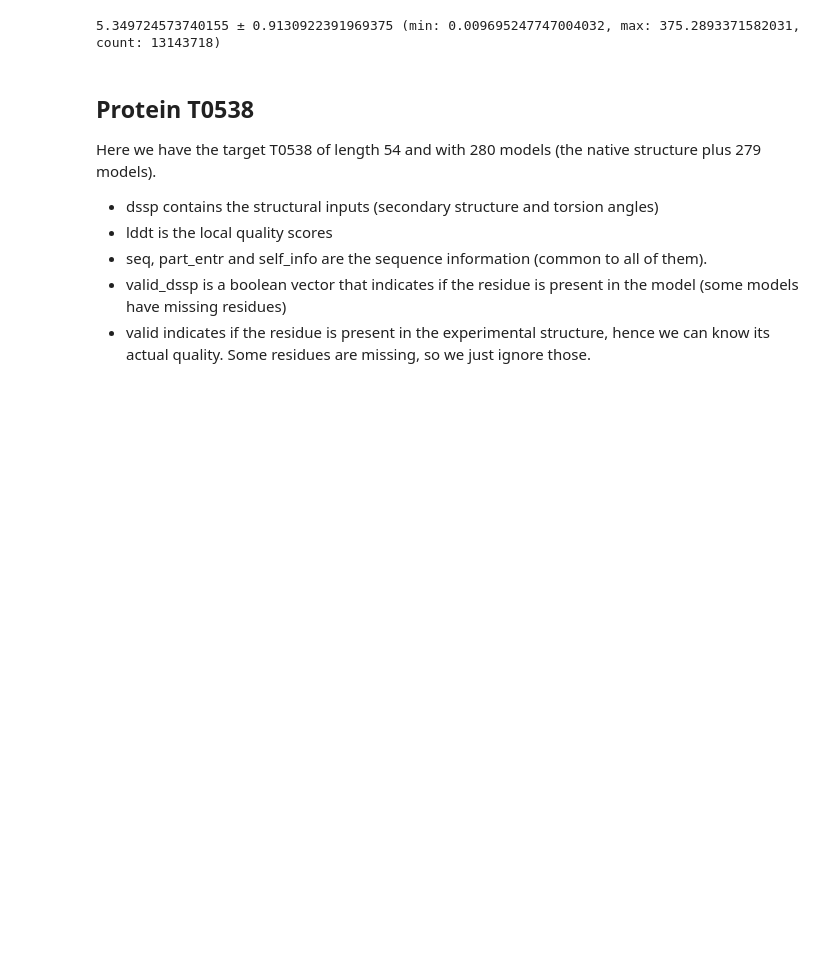
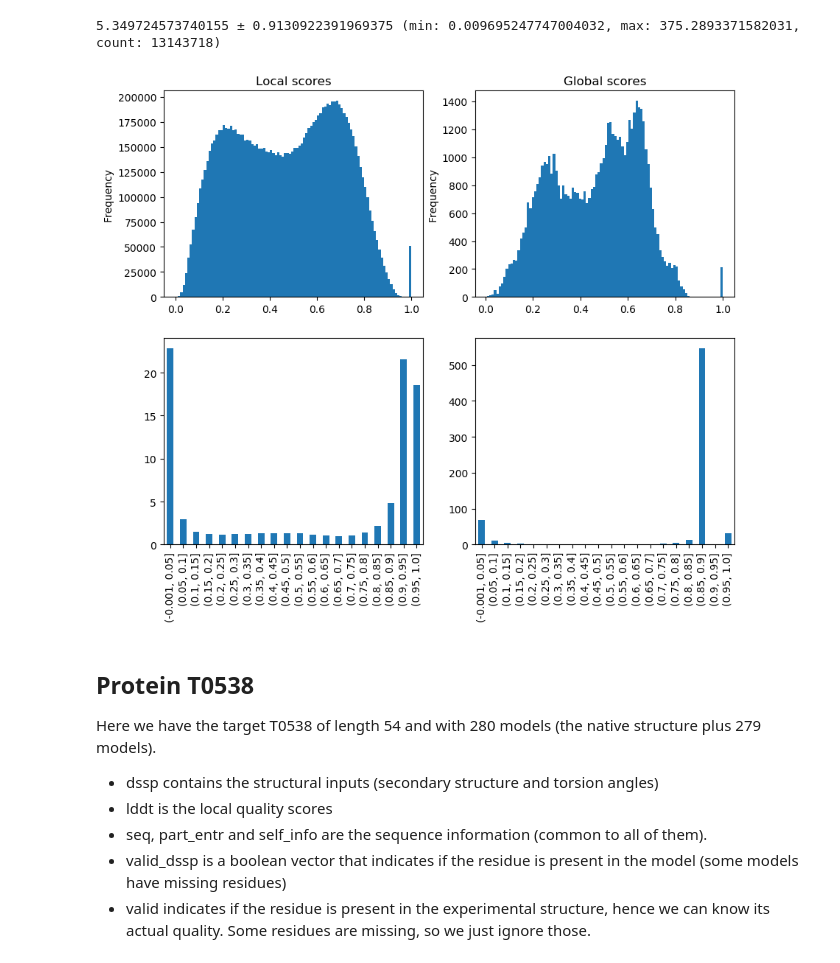
Before and after one commit to baldassarreFe/graphqa, a Jupyter notebook: notebooks/Dataset.ipynb, the cells around one changed output. Drawn from its saved outputs; the diff is of its cells as text; code cells hidden in the pictures; blank space fills up the shorter version.

Commit message:
Added weights to the local score predictions

```diff
--- a/notebooks/Dataset.ipynb
+++ b/notebooks/Dataset.ipynb
@@ -27,17 +27,42 @@ from proteins.utils import RunningStats
 
 #all_distances = RunningStats()
 all_neighbor_distances = RunningStats()
+all_local_scores = []
+all_global_scores = []
 for protein in h5_file.list_nodes('/'):
+    all_global_scores += np.array(protein.lddt_global).tolist()
+    all_local_scores += np.array(protein.lddt).ravel().tolist()
     for model_idx in range(len(protein.names)):
         coordinates = protein.cb_coordinates[model_idx]  # coordinates of the β carbon (or α if β is not present)
-        #distances = scipy.spatial.distance.pdist(coordinates)  # flattened pairwise distances between residues
+        distances = scipy.spatial.distance.pdist(coordinates)  # flattened pairwise distances between residues
         #all_distances.add_from(distances)
         neighbor_distances = np.sqrt(np.sum(np.square(coordinates[:-1] - coordinates[1:]), axis=1))
         all_neighbor_distances.add_from(neighbor_distances[~np.isnan(neighbor_distances)])
+
 #print(all_distances)
 print(all_neighbor_distances)
 # %% [output]
 5.349724573740155 ± 0.9130922391969375 (min: 0.009695247747004032, max: 375.2893371582031, count: 13143718)
+# %%
+all_local_scores = pd.Series(all_local_scores, name='local_scores').dropna()
+all_global_scores = pd.Series(all_global_scores, name='global_scores').dropna()
+
+fig, axes = plt.subplots(2, 2, figsize=(10, 8))
+all_local_scores.plot.hist(bins=100, title='Local scores', ax=axes[0, 0])
+all_global_scores.plot.hist(bins=100, title='Global scores', ax=axes[0, 1])
+
+frequencies_local = pd.cut(all_local_scores, bins=np.linspace(0, 1, num=20+1), include_lowest=True) \
+    .value_counts() \
+    .sort_index()
+frequencies_global = pd.cut(all_global_scores, bins=np.linspace(0, 1, num=20+1), include_lowest=True) \
+    .value_counts() \
+    .sort_index()
+
+(frequencies_local.max() / frequencies_local).plot.bar(ax=axes[1, 0])
+(frequencies_global.max() / frequencies_global).plot.bar(ax=axes[1, 1])
+display(fig)
+# %% [output]
+[figure, added]
 # %% [markdown]
 ## Protein T0538
 Here we have the target T0538 of length 54 and with 280 models (the native structure plus 279 models).
```
Also changed, not shown: 2 other files.
